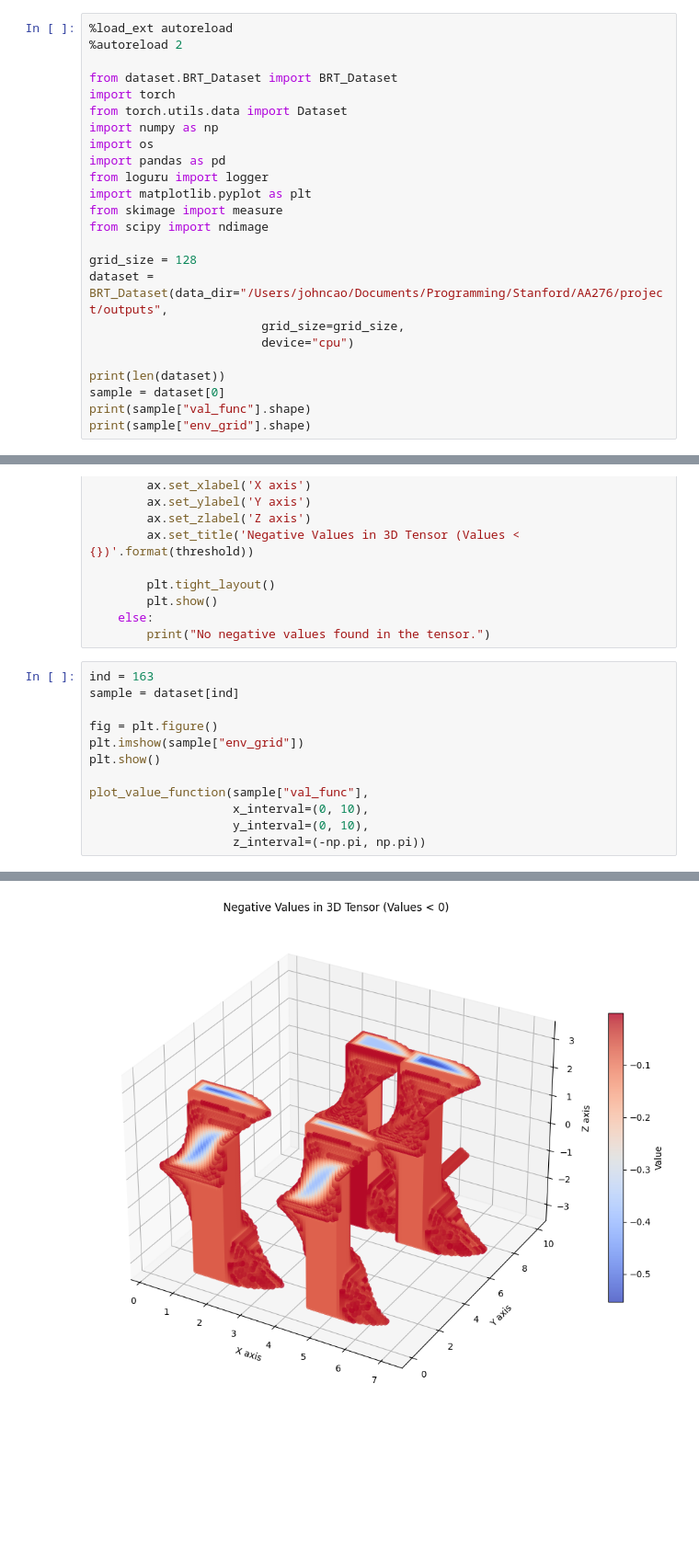
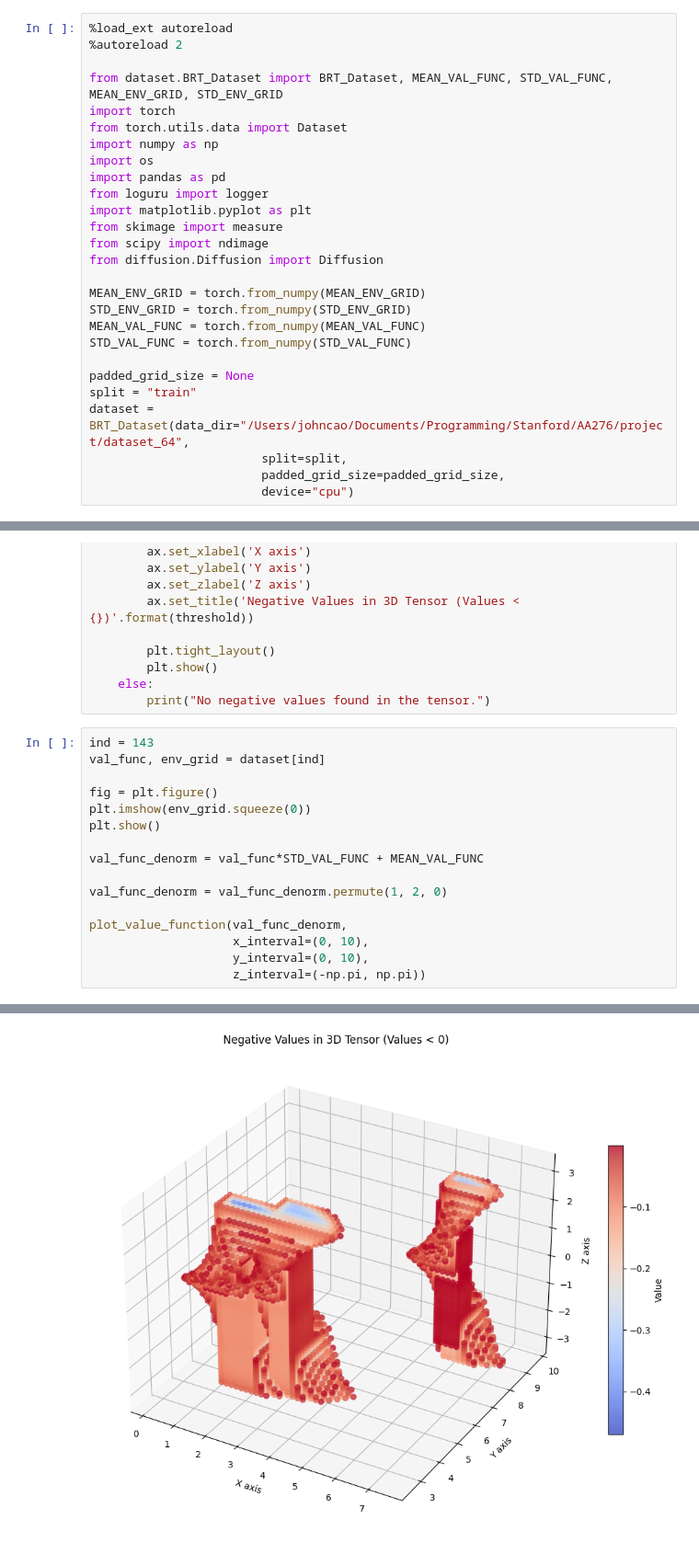
Before and after one commit to Mudhdhoo/AA-276-Diffusion-BRT, a Jupyter notebook: vis_brt_dataset.ipynb, the cells around one changed output, grey strips where cells are left out. Shown at 92% size. Drawn from its saved outputs; the diff is of its cells as text; blank space fills up the shorter version.

Commit message:
Compute dataset statistics for normalization, split dataset into test and train, almost ready to begin training

```diff
--- a/vis_brt_dataset.ipynb
+++ b/vis_brt_dataset.ipynb
@@ -2,7 +2,7 @@
 %load_ext autoreload
 %autoreload 2
 
-from dataset.BRT_Dataset import BRT_Dataset
+from dataset.BRT_Dataset import BRT_Dataset, MEAN_VAL_FUNC, STD_VAL_FUNC, MEAN_ENV_GRID, STD_ENV_GRID
 import torch
 from torch.utils.data import Dataset
 import numpy as np
@@ -12,14 +12,17 @@ from loguru import logger
 import matplotlib.pyplot as plt
 from skimage import measure
 from scipy import ndimage
+from diffusion.Diffusion import Diffusion
 
-grid_size = 128
-dataset = BRT_Dataset(data_dir="/Users/johncao/Documents/Programming/Stanford/AA276/project/outputs",
-                        grid_size=grid_size,
+MEAN_ENV_GRID = torch.from_numpy(MEAN_ENV_GRID)
+STD_ENV_GRID = torch.from_numpy(STD_ENV_GRID)
+MEAN_VAL_FUNC = torch.from_numpy(MEAN_VAL_FUNC)
+STD_VAL_FUNC = torch.from_numpy(STD_VAL_FUNC)
+
+padded_grid_size = None
+split = "train"
+dataset = BRT_Dataset(data_dir="/Users/johncao/Documents/Programming/Stanford/AA276/project/dataset_64",
+                        split=split,
+                        padded_grid_size=padded_grid_size,
                         device="cpu")
-
-print(len(dataset))
-sample = dataset[0]
-print(sample["val_func"].shape)
-print(sample["env_grid"].shape)
 # %% [output]
@@ -87,14 +87,18 @@ def plot_value_function(tensor, threshold=0, x_interval=None, y_interval=None, z
     else:
         print("No negative values found in the tensor.")
 # %%
-ind = 163
-sample = dataset[ind]
+ind = 143
+val_func, env_grid = dataset[ind]
 
 fig = plt.figure()
-plt.imshow(sample["env_grid"])
+plt.imshow(env_grid.squeeze(0))
 plt.show()
 
-plot_value_function(sample["val_func"],
+val_func_denorm = val_func*STD_VAL_FUNC + MEAN_VAL_FUNC
+
+val_func_denorm = val_func_denorm.permute(1, 2, 0)
+
+plot_value_function(val_func_denorm,
                     x_interval=(0, 10),
                     y_interval=(0, 10),
                     z_interval=(-np.pi, np.pi))
@@ -104 +107 @@ plot_value_function(sample["val_func"],
-[figure, old version]
+[figure, new version]
```
Also changed, not shown: parts of 8 cells of this notebook, 9 other files.
